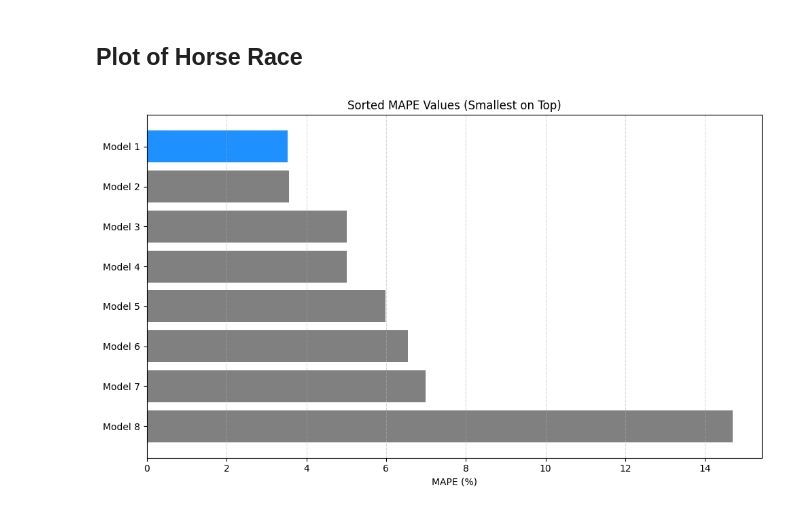
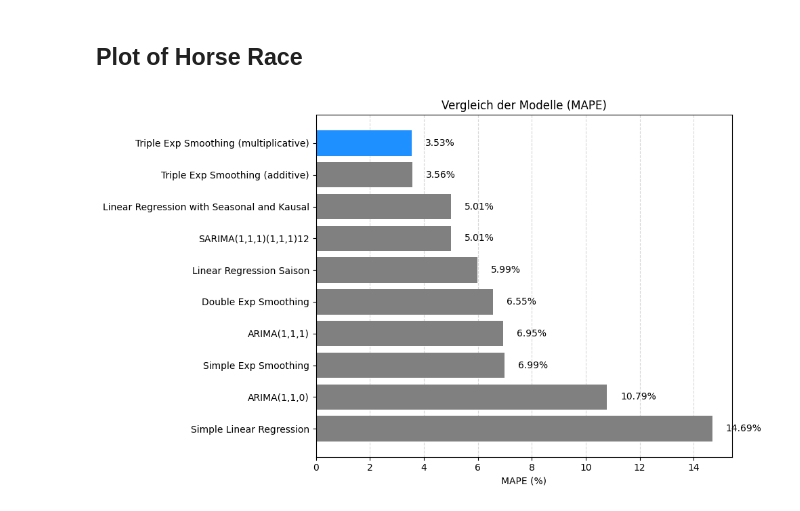
Before and after one commit to eliaspfe/BI_Vorlesung, a Jupyter notebook: Forecasting_Exports.ipynb, the cells around one changed output. Drawn from its saved outputs; the diff is of its cells as text; code cells hidden in the pictures.

```diff
--- a/Forecasting_Exports.ipynb
+++ b/Forecasting_Exports.ipynb
@@ -694,0 +779,9 @@ R^2: 0.8366
+# %%
+from statsmodels.tsa.stattools import adfuller
+
+# Augmented Dickey-Fuller Test auf die Trainingsdaten
+result = adfuller(y_train, autolag='AIC')
+print('ADF Statistic: %f' % result[0])
+print('p-value: %f' % result[1])
+for key, value in result[4].items():
+    print('Critical Value (%s): %.3f' % (key, value))
@@ -767,6 +894,7 @@ plt.show()
 # Evaluation
 mape = np.mean(np.abs((y_valid - y_pred_valid) / y_valid)) * 100
 mad = np.mean(np.abs(y_valid - y_pred_valid))
+all_mapes.append(mape)
 
 print(f"Mean Absolute Percentage Error (MAPE): {mape:.2f}%")
 print(f"Mean Absolute Deviation (MAD): {mad:,.0f}")
@@ -818,7 +946,7 @@ dates_valid = df['Date'].iloc[-D_VALID:]
 # ARIMA(1,1,1)-Modell definieren (ohne saisonale Komponente)
 model = SARIMAX(
     y_train,
-    order=(0, 1, 1),
+    order=(1, 1, 0),
     enforce_stationarity=False,
     enforce_invertibility=False
 )
@@ -834,13 +962,12 @@ y_pred_valid = fit.forecast(steps=D_VALID)
 
 plt.figure(figsize=(12, 6))
 plt.plot(dates_train, y_train, label='Trainingsdaten', color='dodgerblue', marker='o')
-plt.fill_between(dates_valid, lcl, ucl, color='lightgray', alpha=0.5, label='95% Prediction Interval')
 plt.plot(dates_valid, y_valid, label='Echte Validierungsdaten', color='grey', marker='o')
 plt.plot(dates_train, y_pred_train, label='ARIMA (Train)', color='lightblue', linewidth=2)
 plt.plot(dates_valid, y_pred_valid, label='Prognose (Validierung)', color='darkorange', linewidth=2)
 plt.xlabel('Monat')
 plt.ylabel('value_Outgoing')
-plt.title('ARIMA(0,1,1)-Modell auf value_Outgoing')
+plt.title('ARIMA(1,1,0)-Modell')
 plt.legend()
 plt.grid(True, linestyle='--', alpha=0.5)
 plt.tight_layout()
@@ -849,6 +976,7 @@ plt.show()
 # Evaluation
 mape = np.mean(np.abs((y_valid - y_pred_valid) / y_valid)) * 100
 mad = np.mean(np.abs(y_valid - y_pred_valid))
+all_mapes.append(mape)
 
 print(f"Mean Absolute Percentage Error (MAPE): {mape:.2f}%")
 print(f"Mean Absolute Deviation (MAD): {mad:,.0f}")
@@ -964,21 +1092,43 @@ R^2: 0.2055
 # %% [markdown]
 ## Plot of Horse Race
 # %%
+# Define model labels
+model_labels = [
+    'Simple Linear Regression',
+    'Linear Regression Saison',
+    'Linear Regression with Seasonal and Kausal',
+    'Simple Exp Smoothing',
+    'Double Exp Smoothing',
+    'Triple Exp Smoothing (additive)',
+    'Triple Exp Smoothing (multiplicative)',
+    'ARIMA(1,1,1)',
+    'ARIMA(1,1,0)',
+    'SARIMA(1,1,1)(1,1,1)12'
+]
+
 # Sort the all_mapes array in ascending order and get the indices
-sorted_mapes = sorted(all_mapes)
-sorted_indices = range(len(sorted_mapes))
+sorted_indices = sorted(range(len(all_mapes)), key=lambda i: all_mapes[i])
+sorted_mapes = [all_mapes[i] for i in sorted_indices]
+sorted_labels = [model_labels[i] for i in sorted_indices]
 
 # Plot the sorted MAPE values in a horizontal bar chart
-plt.figure(figsize=(10, 6))
+fig, ax = plt.subplots(figsize=(10, 6))
 colors = ['gray'] * len(sorted_mapes)
 colors[0] = 'dodgerblue'  # Highlight the smallest MAPE value
 
-plt.barh(sorted_indices[::-1], sorted_mapes, color=colors)  # Reverse the indices for descending order
-plt.yticks(sorted_indices[::-1], labels=[f'Model {i+1}' for i in sorted_indices])
-plt.xlabel('MAPE (%)')
-plt.title('Sorted MAPE Values (Smallest on Top)')
-plt.grid(axis='x', linestyle='--', alpha=0.5)
+ax.barh(range(len(sorted_mapes))[::-1], sorted_mapes, color=colors)  # Reverse the indices for descending order
+ax.set_yticks(range(len(sorted_mapes))[::-1])
+ax.set_yticklabels(sorted_labels)
+ax.set_xlabel('MAPE (%)')
+ax.set_title('Vergleich der Modelle (MAPE)')
+ax.set_axisbelow(True)  # Ensure the grid is behind the bars
+
+# Add MAPE values as text on the bars
+for i, value in enumerate(sorted_mapes):
+    ax.text(value + 0.5, len(sorted_mapes) - 1 - i, f'{value:.2f}%', va='center')
+
+ax.grid(axis='x', linestyle='--', alpha=0.5)
 plt.tight_layout()
 plt.show()
 # %% [output]
-[figure, old version]
+[figure, new version]
```
Also changed, not shown: parts of 13 cells of this notebook, 1 other file.
